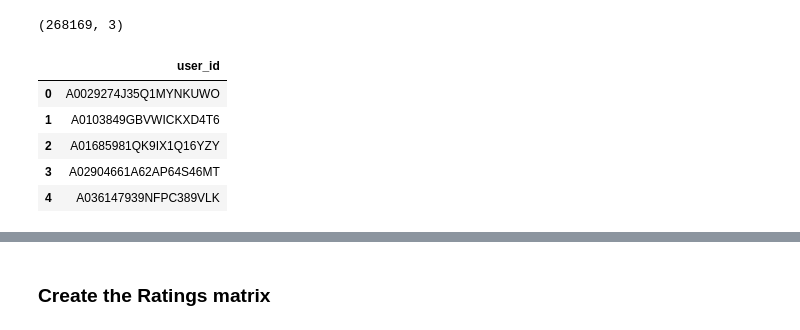
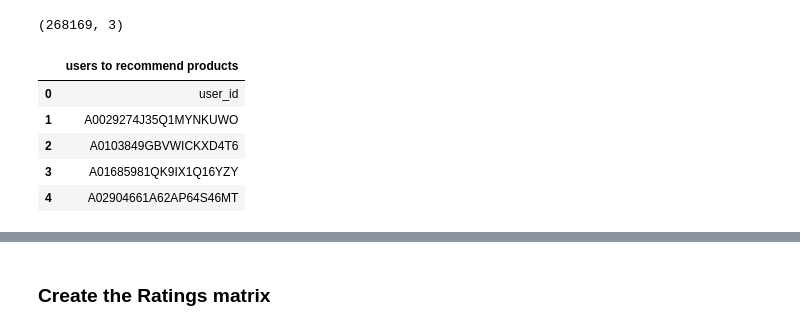
Before and after one commit to andreisantos/ldssa-hck5, a Jupyter notebook: hack_ines.ipynb, the cells around one changed output, grey strips where cells are left out. Saved outputs shown, nothing was run; the diff lists cells and outputs as text; code cells hidden in the pictures.

```diff
--- a/hack_ines.ipynb
+++ b/hack_ines.ipynb
@@ -49,26 +51,26 @@ data.shape
 # %%
 def read_test_users() -> pd.DataFrame:
     """Imports the list of users for which we need to predict.
 
     Returns:
         users_to_pred (pd.DataFrame): DataFrame with the users for which we will recommend songs.
     """
 
     path = os.path.join('data', 'test_users.csv')
-    users_to_pred_ = pd.read_csv(path)
+    users_to_pred_ = pd.read_csv(path, names = ['users to recommend products'])
 
     return users_to_pred_
 
 
 users_to_pred = read_test_users()
 users_to_pred.head()
 # %% [output]
-|  | user_id |
-| 0 | A0029274J35Q1MYNKUWO |
-| 1 | A0103849GBVWICKXD4T6 |
-| 2 | A01685981QK9IX1Q16YZY |
-| 3 | A02904661A62AP64S46MT |
-| 4 | A036147939NFPC389VLK |
+|  | users to recommend products |
+| 0 | user_id |
+| 1 | A0029274J35Q1MYNKUWO |
+| 2 | A0103849GBVWICKXD4T6 |
+| 3 | A01685981QK9IX1Q16YZY |
+| 4 | A02904661A62AP64S46MT |
 # %%
 print(f"We have {len(users_to_pred)} users in need for better products!")
 # %% [output]
```
Also changed, not shown: parts of 11 cells of this notebook.
